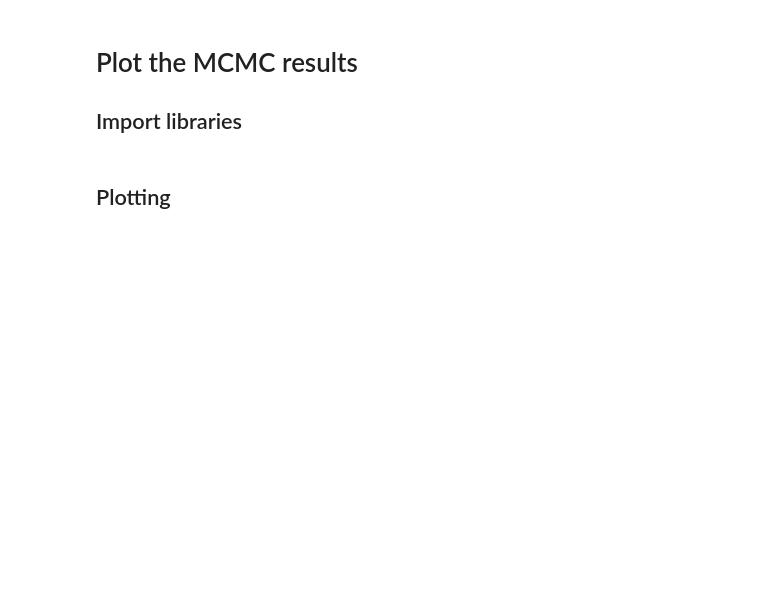
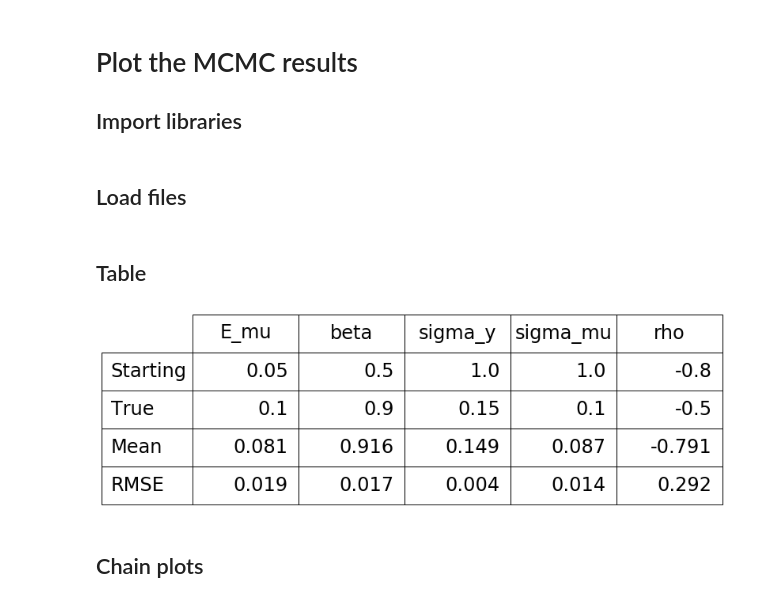
Before and after one commit to minsung-jang/ReturnDynamicsMCMC, a Jupyter notebook: plot_script/plot_script.ipynb, the cells around one changed output. Drawn from its saved outputs; the diff is of its cells as text; code cells hidden in the pictures; blank space fills up the shorter version.

```diff
--- a/plot_script/plot_script.ipynb
+++ b/plot_script/plot_script.ipynb
@@ -7,3 +8,5 @@ import os
 import pandas as pd
 import numpy as np
 import matplotlib.pyplot as plt
+# %% [markdown]
+## Load files
@@ -10,3 +43,64 @@ import matplotlib.pyplot as plt
 # %% [markdown]
-## Plotting
+## Table
+# %%
+## Row 1: Guess
+params=["name","E_mu", "beta", "sigma_y", "sigma_mu", "rho"]
+init_param = pd.read_csv(posterior_file_dir,skiprows=2, nrows=1, delimiter=",", names=params)
+init_param = init_param.drop(columns=["name"])
+init_param = init_param.astype(float)
+init_param = init_param.to_numpy()[0]
+E_mu_init=init_param[0]
+beta_init=init_param[1]
+sigma_y_init=init_param[2]
+sigma_mu_init=init_param[3]
+rho_init=init_param[4]
+row1=init_param.tolist()
+
+## Row 2: True
+true_param = pd.read_csv(posterior_file_dir,skiprows=1, nrows=1, delimiter=",", names=params)
+true_param = true_param.drop(columns=["name"])
+true_param = true_param.astype(float)
+true_param=true_param.to_numpy()[0]
+row2=true_param.tolist()
+
+## Row 3: Mean
+final_posterior_mean=data_fin.mean()
+final_posterior_mean=final_posterior_mean.tolist()
+row3=["%.3f" % member for member in final_posterior_mean]
+
+## Row 4: RMSE
+posterior_bias=np.array(row2).astype(float)-np.array(row3).astype(float)
+posterior_var=data_fin.var()
+posterior_RMSE=np.sqrt(pow(posterior_bias,2)+posterior_var)
+posterior_RMSE=posterior_RMSE.tolist()
+row4=["%.3f" % member for member in posterior_RMSE]
+
+fig = plt.figure()
+ax = fig.add_subplot(111)
+
+col_labels = ("E_mu", "beta", "sigma_y", "sigma_mu", "rho")
+row_labels = ("Starting", "True","Mean","RMSE")
+table_vals=[row1,row2,row3,row4]
+
+# Draw table
+the_table = plt.table(cellText=table_vals,
+                      colWidths=[0.1] * 5,
+                      rowLabels=row_labels,
+                      colLabels=col_labels,
+                      loc="center")
+the_table.auto_set_font_size(False)
+the_table.set_fontsize(24)
+the_table.scale(4, 4)
+
+# Removing ticks and spines enables you to get the figure only with table
+plt.tick_params(axis='x', which='both', bottom=False, top=False, labelbottom=False)
+plt.tick_params(axis='y', which='both', right=False, left=False, labelleft=False)
+for pos in ['right','top','bottom','left']:
+    plt.gca().spines[pos].set_visible(False)
+
+plt.savefig('posterior_output.png', bbox_inches='tight', pad_inches=0.05)
+# %% [output]
+[figure, added]
+# %% [markdown]
+## Chain plots
 # %%
```
Also changed, not shown: parts of 5 cells of this notebook, 40 other files.
